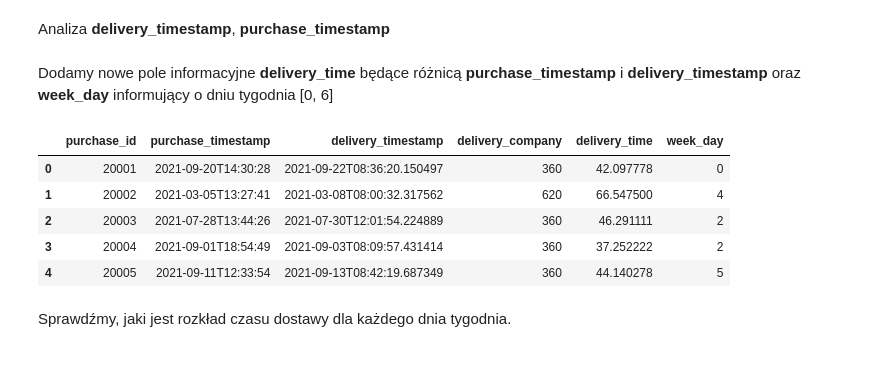
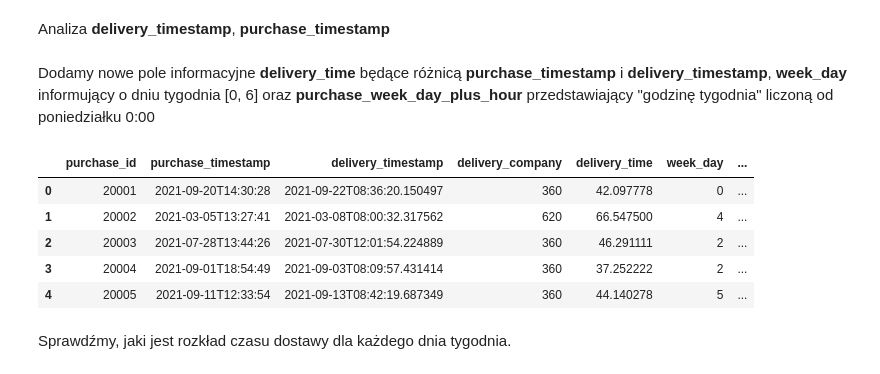
Before and after one commit to jakubZiel/AI-Engineering, a Jupyter notebook: notebooks/data_analysis.ipynb, the cells around one changed output. Drawn from its saved outputs; the diff is of its cells as text; code cells hidden in the pictures.

Commit message:
added: summary, purchase_week...hour attribute

```diff
--- a/notebooks/data_analysis.ipynb
+++ b/notebooks/data_analysis.ipynb
@@ -379,34 +379,38 @@ Sprawdziliśmy, czy obciążenie firm w zależności od miasta jest równe. Okaz
 # %% [markdown]
 Analiza **delivery_timestamp**, **purchase_timestamp**
 # %% [markdown]
-Dodamy nowe pole informacyjne **delivery_time** będące różnicą **purchase_timestamp** i **delivery_timestamp** oraz **week_day** informujący o dniu tygodnia [0, 6]
+Dodamy nowe pole informacyjne **delivery_time** będące różnicą **purchase_timestamp** i **delivery_timestamp**, **week_day** informujący o dniu tygodnia [0, 6] oraz **purchase_week_day_plus_hour** przedstawiający "godzinę tygodnia" liczoną od poniedziałku 0:00
 # %%
 import dateutil.parser as dt
 delivery_time = [0 for i in range(0, len(purchasesDF.index))]
 week_day = [0 for i in range(0, len(purchasesDF.index))]
+purchase_week_day_plus_hour = [0 for i in range(0, len(purchasesDF.index))]
 
 for index, row in purchasesDF.iterrows():
     end = row['delivery_timestamp']
     beg = row['purchase_timestamp']
 
     week_day[index] = dt.isoparse(beg).weekday()
+
+    purchase_week_day_plus_hour[index] = week_day[index]*24 + dt.isoparse(beg).hour
 
     time = dt.isoparse(end) - dt.isoparse(beg)
     time = time.days * 24 + time.seconds / 3600
     delivery_time[index] = time
 
 purchasesDF_processed = purchasesDF.copy()
 purchasesDF_processed['delivery_time'] = delivery_time
 purchasesDF_processed['week_day'] = week_day
+purchasesDF_processed['purchase_week_day_plus_hour'] = purchase_week_day_plus_hour
 
 purchasesDF_processed.head(n=5)
 # %% [output]
-|  | purchase_id | purchase_timestamp | delivery_timestamp | delivery_company | delivery_time | week_day |
-| 0 | 20001 | 2021-09-20T14:30:28 | 2021-09-22T08:36:20.150497 | 360 | 42.097778 | 0 |
-| 1 | 20002 | 2021-03-05T13:27:41 | 2021-03-08T08:00:32.317562 | 620 | 66.547500 | 4 |
-| 2 | 20003 | 2021-07-28T13:44:26 | 2021-07-30T12:01:54.224889 | 360 | 46.291111 | 2 |
-| 3 | 20004 | 2021-09-01T18:54:49 | 2021-09-03T08:09:57.431414 | 360 | 37.252222 | 2 |
-| 4 | 20005 | 2021-09-11T12:33:54 | 2021-09-13T08:42:19.687349 | 360 | 44.140278 | 5 |
+|  | purchase_id | purchase_timestamp | delivery_timestamp | delivery_company | delivery_time | week_day | ... |
+| 0 | 20001 | 2021-09-20T14:30:28 | 2021-09-22T08:36:20.150497 | 360 | 42.097778 | 0 | ... |
+| 1 | 20002 | 2021-03-05T13:27:41 | 2021-03-08T08:00:32.317562 | 620 | 66.547500 | 4 | ... |
+| 2 | 20003 | 2021-07-28T13:44:26 | 2021-07-30T12:01:54.224889 | 360 | 46.291111 | 2 | ... |
+| 3 | 20004 | 2021-09-01T18:54:49 | 2021-09-03T08:09:57.431414 | 360 | 37.252222 | 2 | ... |
+| 4 | 20005 | 2021-09-11T12:33:54 | 2021-09-13T08:42:19.687349 | 360 | 44.140278 | 5 | ... |
 # %% [markdown]
 Sprawdźmy, jaki jest rozkład czasu dostawy dla każdego dnia tygodnia.
 # %%
```
Also changed, not shown: parts of 11 cells of this notebook.
